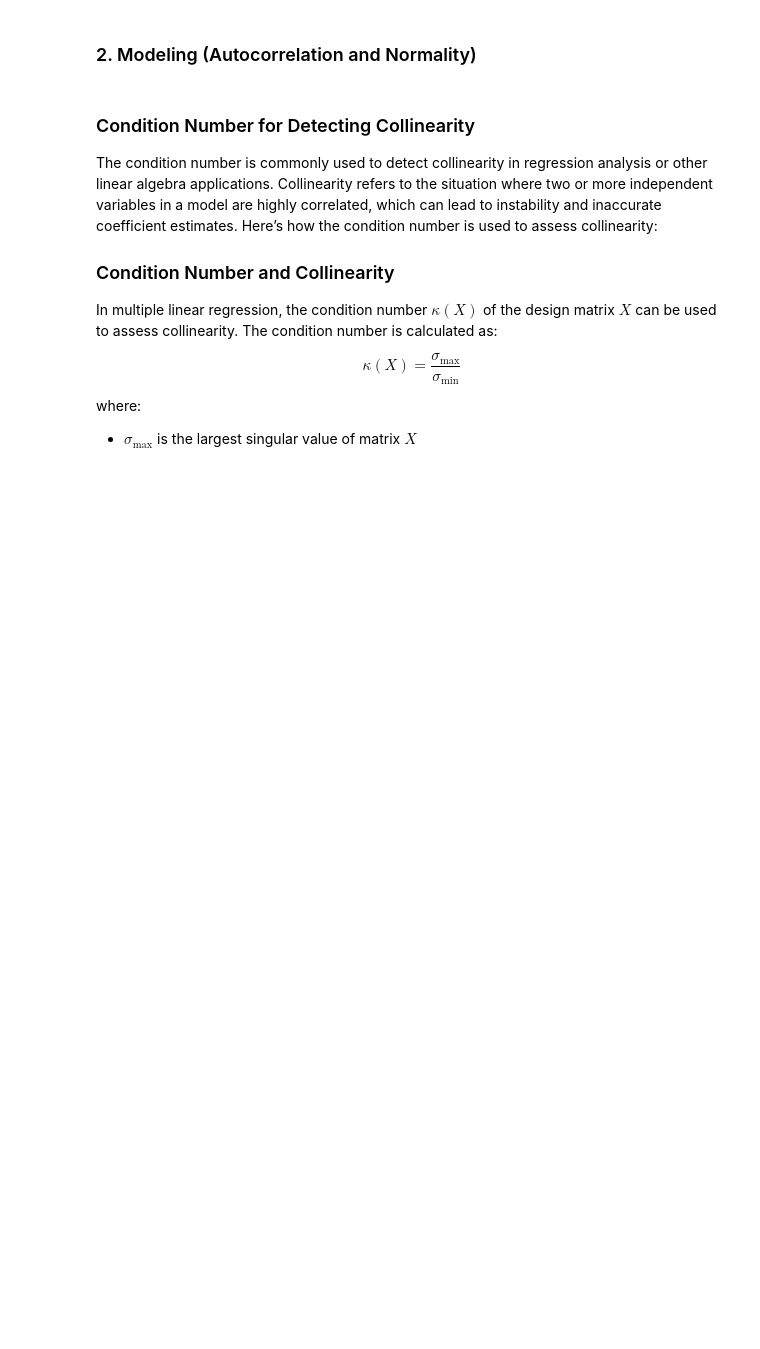
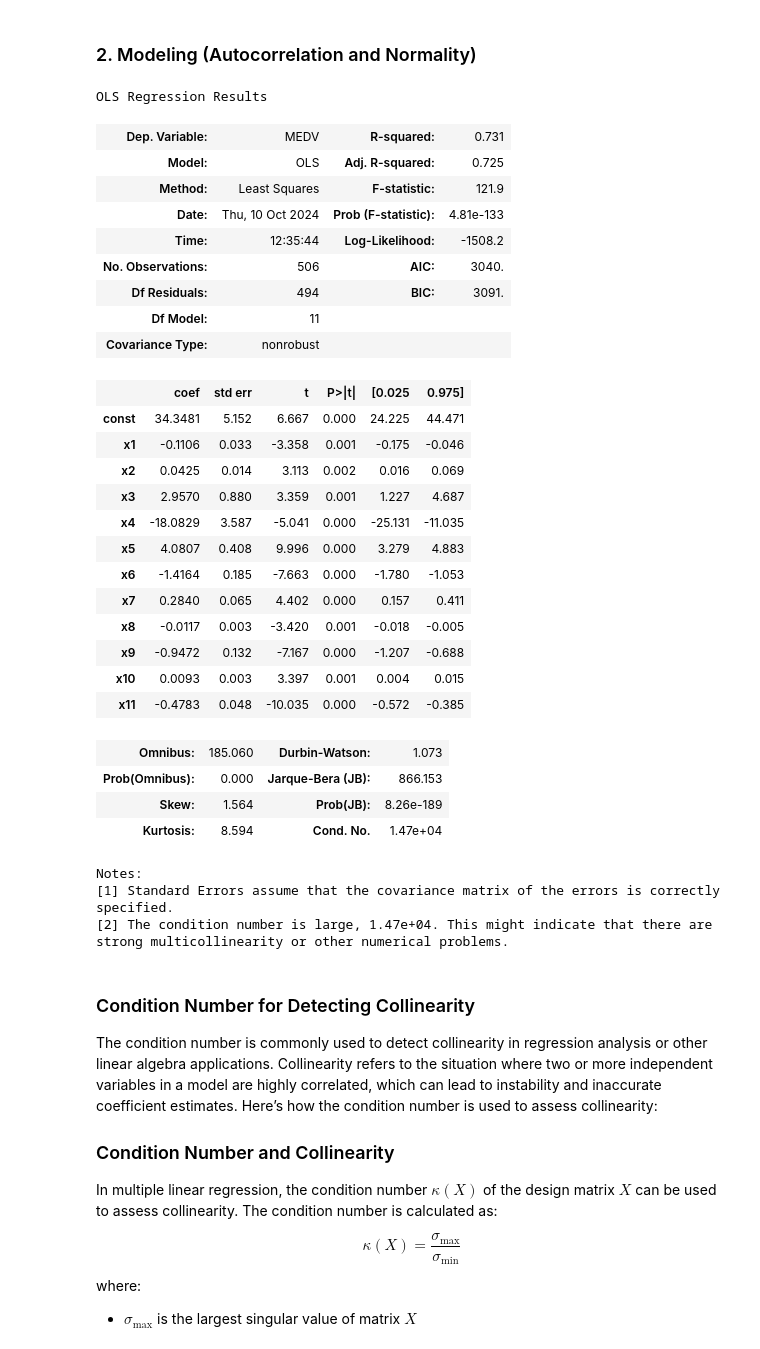
Before and after one commit to ZiangChen9/SDSC5001, a Jupyter notebook: Tutorial_4_Linear_Regression.ipynb, the cells around one changed output. Saved outputs shown, nothing was run; the diff lists cells and outputs as text; code cells hidden in the pictures; blank space fills up the shorter version.

```diff
--- a/Tutorial_4_Linear_Regression.ipynb
+++ b/Tutorial_4_Linear_Regression.ipynb
@@ -52,12 +127,47 @@ sns.pairplot(Boston[['crim', 'zn','indus', 'chas', 'nox']])
 # %% [markdown]
 ### 2. Modeling (Autocorrelation and Normality)
 # %%
-terms0 = Boston.columns.drop(['indus', 'age', 'medv'])
+from sklearn import impute
+terms0 = Boston.columns.drop(['INDUS', 'AGE', 'MEDV'])
 X0 = MS(terms0).fit_transform(Boston)
-y0 = Boston['medv']
-model0 = sm.OLS(y0, X0)
+imputer = impute.SimpleImputer(strategy='mean')
+X0_cleaned = imputer.fit_transform(X0)
+y0 = Boston['MEDV']
+model0 = sm.OLS(y0, X0_cleaned)
 results0 = model0.fit()
 results0.summary()
+# %% [output]
+OLS Regression Results
+| Dep. Variable: | MEDV | R-squared: | 0.731 |
+| Model: | OLS | Adj. R-squared: | 0.725 |
+| Method: | Least Squares | F-statistic: | 121.9 |
+| Date: | Thu, 10 Oct 2024 | Prob (F-statistic): | 4.81e-133 |
+| Time: | 12:35:44 | Log-Likelihood: | -1508.2 |
+| No. Observations: | 506 | AIC: | 3040. |
+| Df Residuals: | 494 | BIC: | 3091. |
+| Df Model: | 11 |  |  |
+| Covariance Type: | nonrobust |  |  |
+|  | coef | std err | t | P>|t| | [0.025 | 0.975] |
+| const | 34.3481 | 5.152 | 6.667 | 0.000 | 24.225 | 44.471 |
+| x1 | -0.1106 | 0.033 | -3.358 | 0.001 | -0.175 | -0.046 |
+| x2 | 0.0425 | 0.014 | 3.113 | 0.002 | 0.016 | 0.069 |
+| x3 | 2.9570 | 0.880 | 3.359 | 0.001 | 1.227 | 4.687 |
+| x4 | -18.0829 | 3.587 | -5.041 | 0.000 | -25.131 | -11.035 |
+| x5 | 4.0807 | 0.408 | 9.996 | 0.000 | 3.279 | 4.883 |
+| x6 | -1.4164 | 0.185 | -7.663 | 0.000 | -1.780 | -1.053 |
+| x7 | 0.2840 | 0.065 | 4.402 | 0.000 | 0.157 | 0.411 |
+| x8 | -0.0117 | 0.003 | -3.420 | 0.001 | -0.018 | -0.005 |
+| x9 | -0.9472 | 0.132 | -7.167 | 0.000 | -1.207 | -0.688 |
+| x10 | 0.0093 | 0.003 | 3.397 | 0.001 | 0.004 | 0.015 |
+| x11 | -0.4783 | 0.048 | -10.035 | 0.000 | -0.572 | -0.385 |
+| Omnibus: | 185.060 | Durbin-Watson: | 1.073 |
+| Prob(Omnibus): | 0.000 | Jarque-Bera (JB): | 866.153 |
+| Skew: | 1.564 | Prob(JB): | 8.26e-189 |
+| Kurtosis: | 8.594 | Cond. No. | 1.47e+04 |
+Notes:
+[1] Standard Errors assume that the covariance matrix of the errors is correctly specified.
+[2] The condition number is large, 1.47e+04. This might indicate that there are
+strong multicollinearity or other numerical problems.
 # %% [markdown]
 ### Condition Number for Detecting Collinearity
 
```
Also changed, not shown: parts of 6 cells of this notebook.
